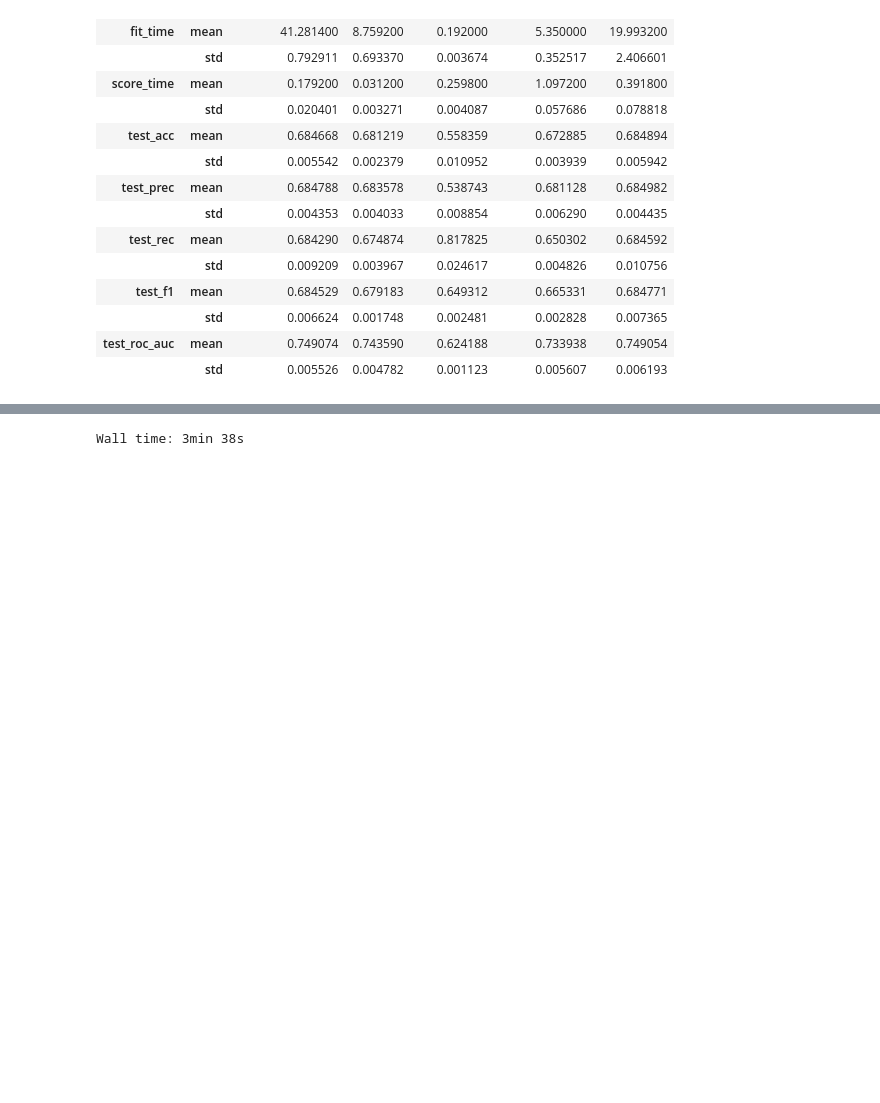
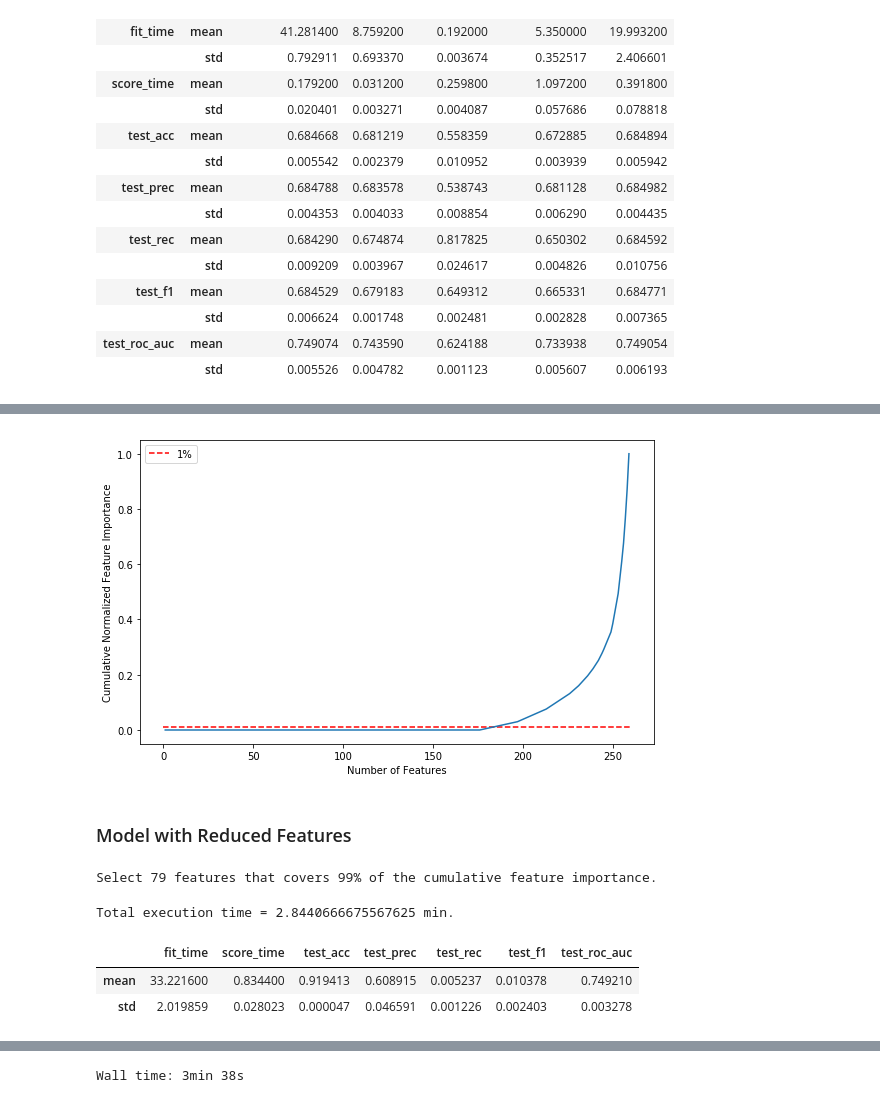
Before and after one commit to bing-zhao/capstone1-home-risk, a Jupyter notebook: notebooks/kernel-01.ipynb, the cells around one changed output, grey strips where cells are left out. Drawn from its saved outputs; the diff is of its cells as text; code cells hidden in the pictures; blank space fills up the shorter version.

```diff
--- a/notebooks/kernel-01.ipynb
+++ b/notebooks/kernel-01.ipynb
@@ -893,0 +1016,14 @@ Based on the above comparison, XGBoosting provides the best results, followed by
+# %%
+### Cumulative feature importance vs. number of features (sorted from low to high importance)
+plt.figure(figsize=[8,5])
+plt.plot(range(1,len(clf.feature_importances_)+1), np.cumsum(clf.feature_importances_[indices])/np.sum(clf.feature_importances_))
+plt.hlines(0.01, 0, len(clf.feature_importances_)+1, colors='r', linestyles='--', label='1%')
+plt.xlabel('Number of Features')
+plt.ylabel('Cumulative Normalized Feature Importance')
+plt.legend()
+plt.tight_layout()
+plt.show()
+# %% [output]
+[figure, added]
+# %% [markdown]
+### Model with Reduced Features
@@ -893,0 +1032,33 @@ Based on the above comparison, XGBoosting provides the best results, followed by
+# %%
+feature_list_fi99 = feature_list[indices_fi99]
+print("Select {} features that covers 99% of the cumulative feature importance.".format(len(feature_list_fi99)))
+# %% [output]
+Select 79 features that covers 99% of the cumulative feature importance.
+# %%
+start = time.time()
+cv = StratifiedKFold(n_splits=5, random_state=42, shuffle=True)
+clf_xgb_reduced_features = XGBClassifier(random_state=42, verbose=1, n_jobs=-1)
+
+scoring = {'acc': 'accuracy',
+           'prec': 'precision',
+           'rec': 'recall',
+           'f1': 'f1',
+           'roc_auc': 'roc_auc'}
+
+score = cross_validate(clf_xgb_reduced_features, df_X_train[feature_list_fi99].values, df_y_train.values, scoring=scoring,
+                       cv=cv, return_train_score=False)
+df_score_reduced_features = pd.DataFrame(score)
+# df_score.index = df_score.index.set_names(['cv'])
+# df_score.reset_index(inplace=True)
+# df_score.insert(loc=0, column='Name', value=name)
+# df_scores = pd.concat([df_scores, df_score])
+
+print("Total execution time = {} min.".format((time.time() - start)/60.0))
+# %% [output]
+Total execution time = 2.8440666675567625 min.
+# %%
+df_score_reduced_features.agg(['mean','std'])
+# %% [output]
+|  | fit_time | score_time | test_acc | test_prec | test_rec | test_f1 | test_roc_auc |
+| mean | 33.221600 | 0.834400 | 0.919413 | 0.608915 | 0.005237 | 0.010378 | 0.749210 |
+| std | 2.019859 | 0.028023 | 0.000047 | 0.046591 | 0.001226 | 0.002403 | 0.003278 |
```
Also changed, not shown: parts of 110 cells of this notebook, 3 other files.
